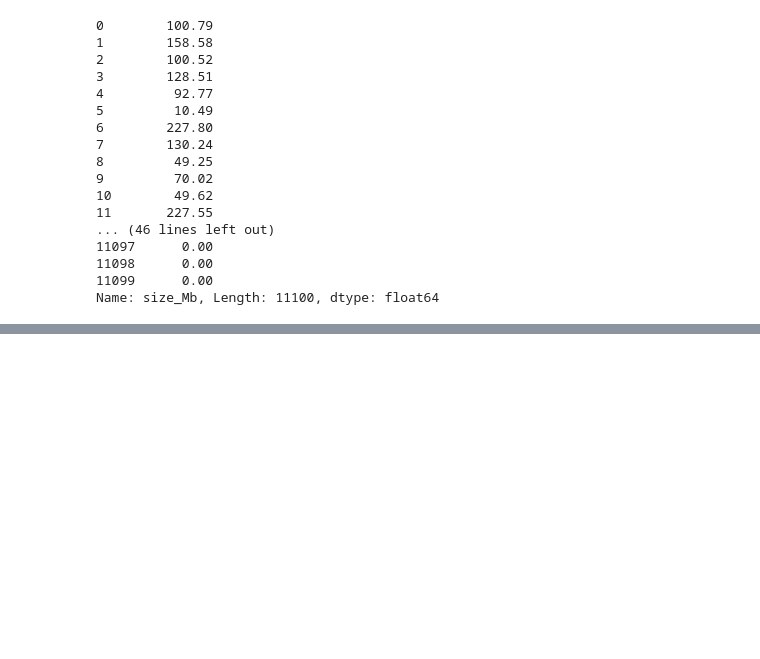
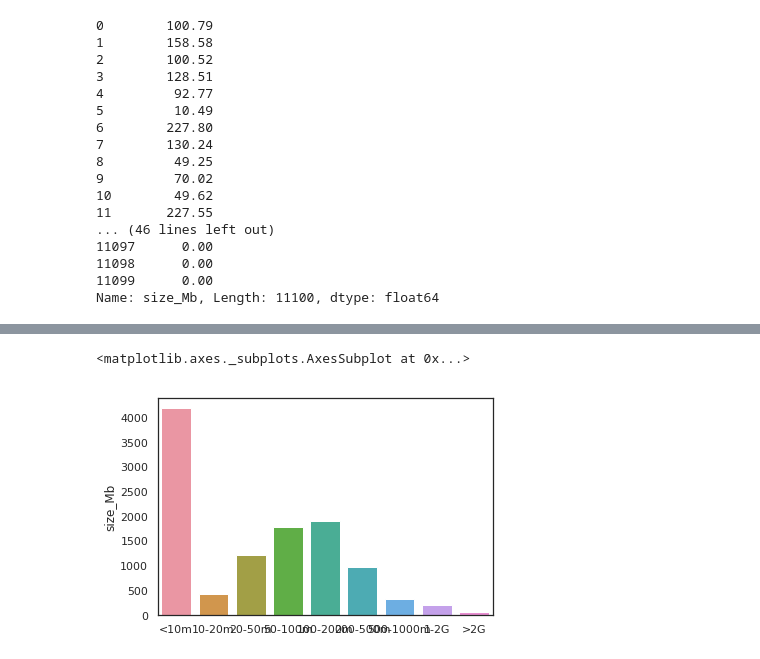
Before and after one commit to C3NZ/AppleStoreAnalysis, a Jupyter notebook: Applestore.ipynb, the cells around one changed output, grey strips where cells are left out. Drawn from its saved outputs; the diff is of its cells as text; code cells hidden in the pictures; blank space fills up the shorter version.

```diff
--- a/Applestore.ipynb
+++ b/Applestore.ipynb
@@ -189,0 +197,14 @@ Name: size_Mb, Length: 11100, dtype: float64
+# %%
+# Create the bins and labels for the data
+BINS = [0.00, 10.00, 20.00, 50.00, 100.00, 200.00, 500.00, 1000.00, 2000.00, np.inf]
+LABELS = ["<10m", "10-20m", "20-50m", "50-100m", "100-200m", "200-500m", "500-1000m", "1-2G", ">2G"]
+# %%
+# Segment our data into the bins we have created
+frequencies = pd.cut(df['size_Mb'], BINS, include_lowest=True, labels=LABELS)
+# %%
+# Plot the data using the segmented data and labels we specified
+# Need to remove null data values, as they are currently affecting results
+sb.barplot(y=frequencies.value_counts(), x=frequencies.value_counts().index)
+# %% [output]
+<matplotlib.axes._subplots.AxesSubplot at 0x...>
+[figure, added]
```
Also changed, not shown: parts of 11 cells of this notebook.
